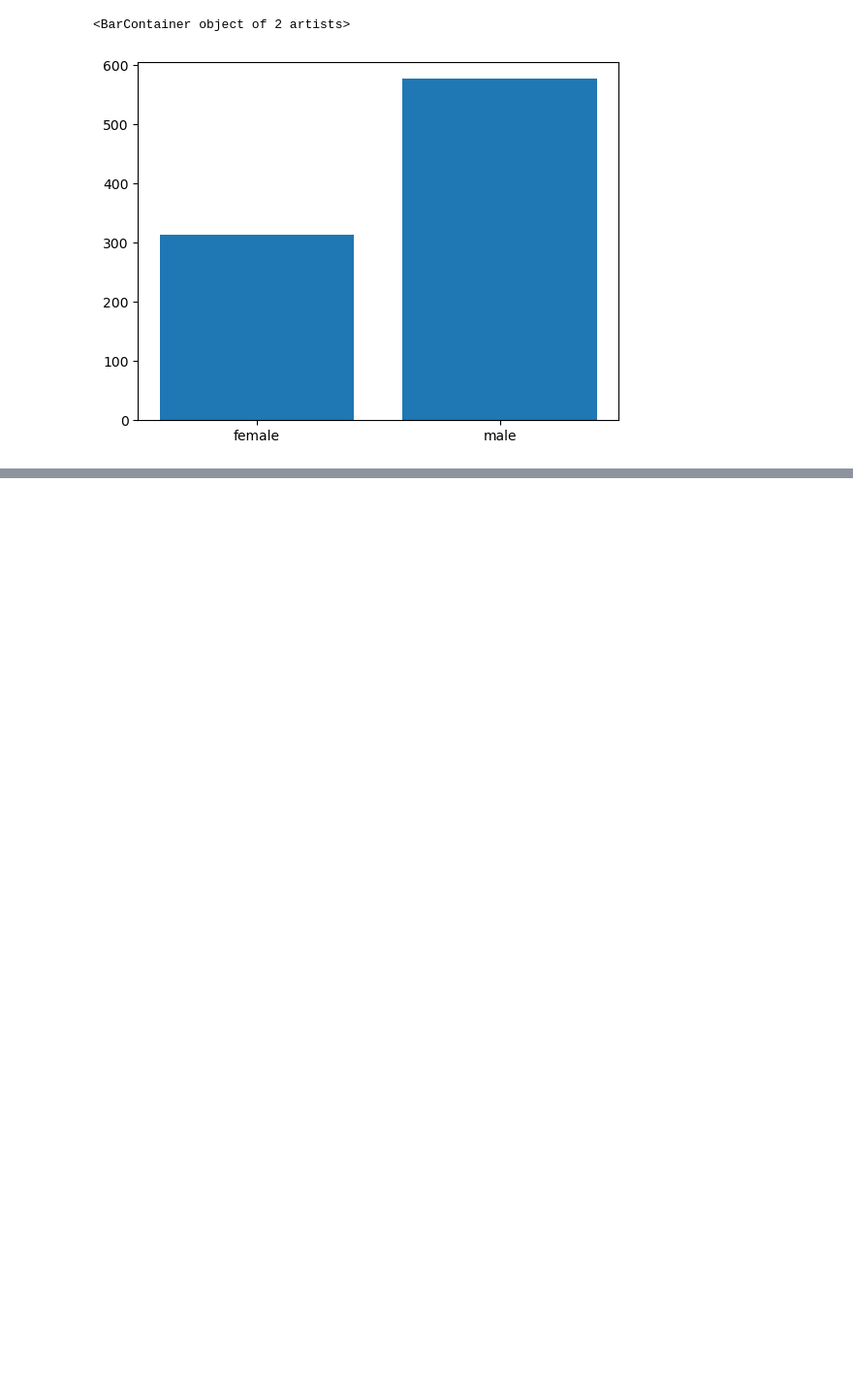
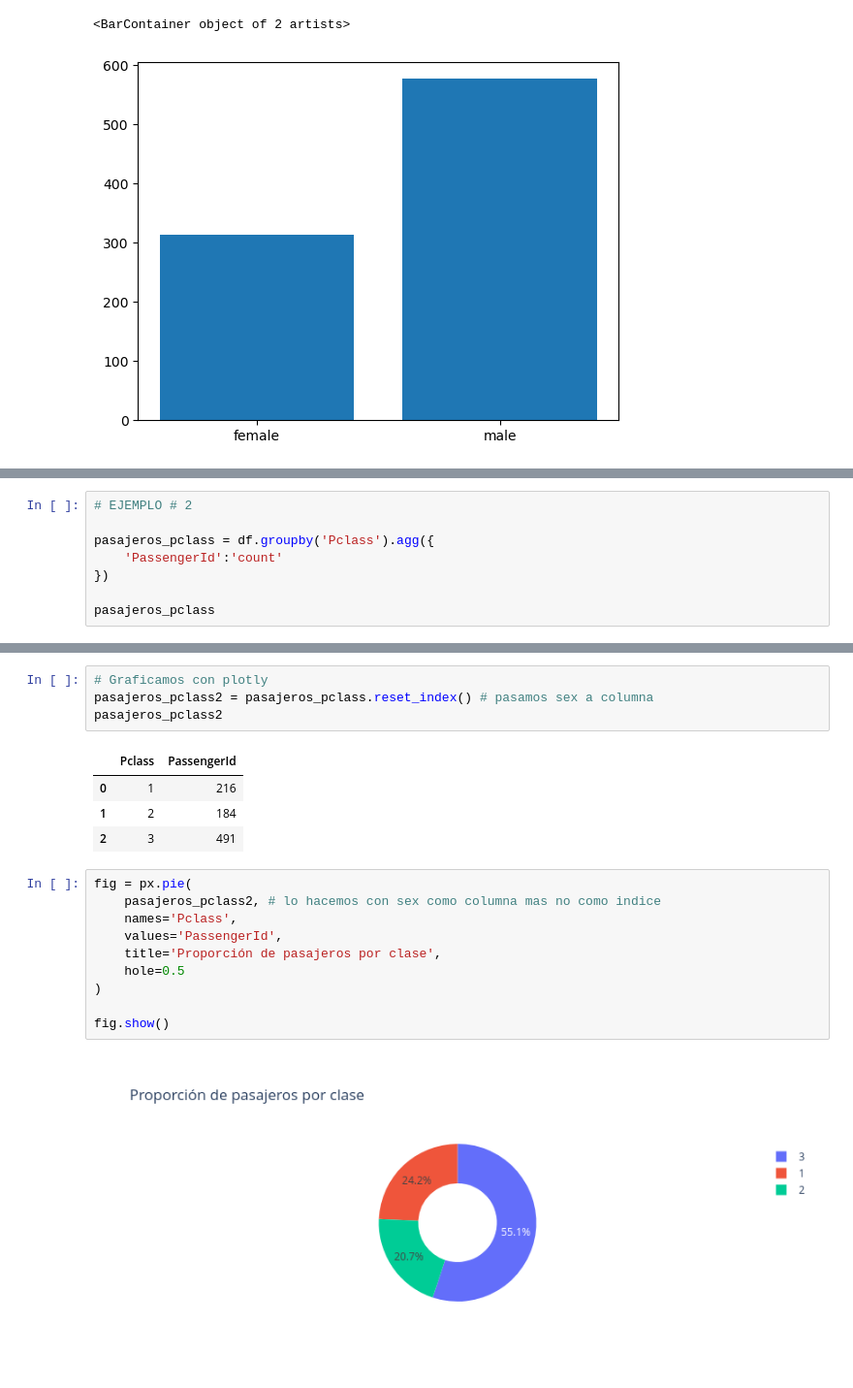
Before and after one commit to jungarcode/visualizaciones, a Jupyter notebook: visualizaciones_univariables.ipynb, the cells around one changed output, grey strips where cells are left out. Shown at 97% size. Drawn from its saved outputs; the diff is of its cells as text; blank space fills up the shorter version.

```diff
--- a/visualizaciones_univariables.ipynb
+++ b/visualizaciones_univariables.ipynb
@@ -90,0 +153,8 @@ plt.bar(
+# %%
+# EJEMPLO # 2
+
+pasajeros_pclass = df.groupby('Pclass').agg({
+    'PassengerId':'count'
+})
+
+pasajeros_pclass
@@ -90,0 +167,21 @@ plt.bar(
+# %%
+# Graficamos con plotly
+pasajeros_pclass2 = pasajeros_pclass.reset_index() # pasamos sex a columna
+pasajeros_pclass2
+# %% [output]
+|  | Pclass | PassengerId |
+| 0 | 1 | 216 |
+| 1 | 2 | 184 |
+| 2 | 3 | 491 |
+# %%
+fig = px.pie(
+    pasajeros_pclass2, # lo hacemos con sex como columna mas no como indice
+    names='Pclass',
+    values='PassengerId',
+    title='Proporción de pasajeros por clase',
+    hole=0.5
+)
+
+fig.show()
+# %% [output]
+[figure, added]
```
Also changed, not shown: parts of 8 cells of this notebook.
